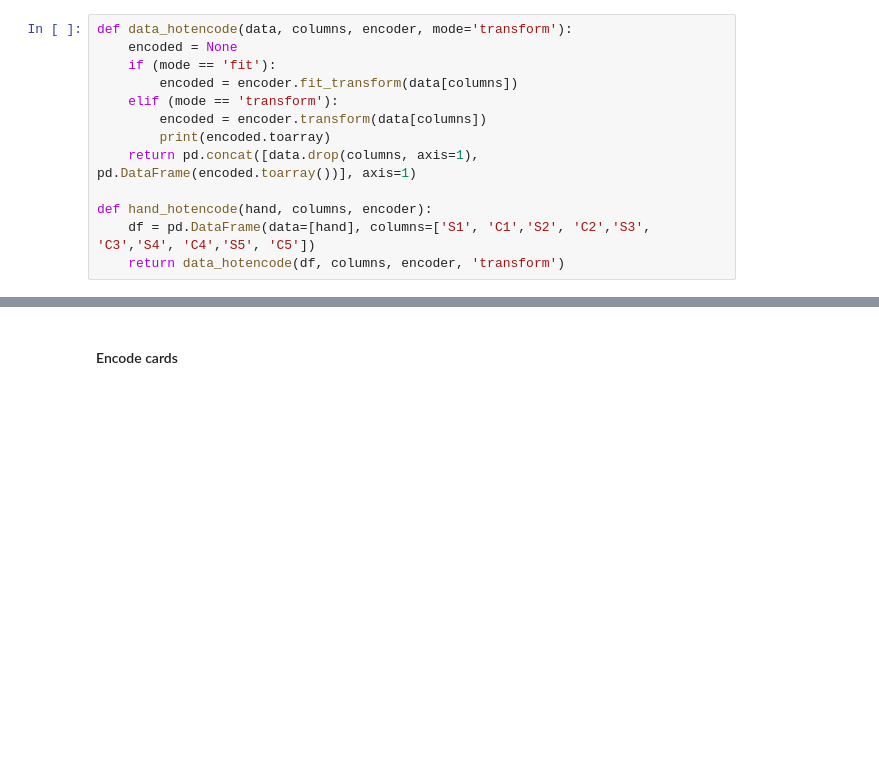
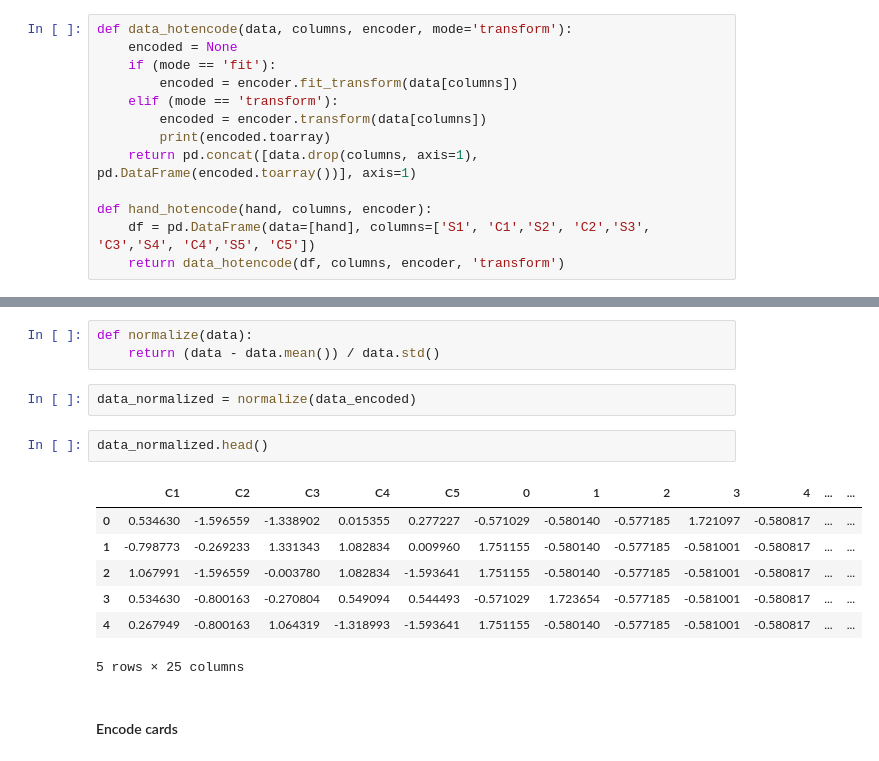
Before and after one commit to iPhaeton/kaggle-poker, a Jupyter notebook: Index_v1.ipynb, the cells around one changed output, grey strips where cells are left out. Drawn from its saved outputs; the diff is of its cells as text; blank space fills up the shorter version.

Commit message:
Define normalize function

```diff
--- a/Index_v1.ipynb
+++ b/Index_v1.ipynb
@@ -103,3 +109,18 @@ hand_hotencode([1,2,1,3,1,4,1,5,1,6], columns_to_hotencode, encoder)
+# %%
+def normalize(data):
+    return (data - data.mean()) / data.std()
+# %%
+data_normalized = normalize(data_encoded)
+# %%
+data_normalized.head()
+# %% [output]
+|  | C1 | C2 | C3 | C4 | C5 | 0 | 1 | 2 | 3 | 4 | ... | ... |
+| 0 | 0.534630 | -1.596559 | -1.338902 | 0.015355 | 0.277227 | -0.571029 | -0.580140 | -0.577185 | 1.721097 | -0.580817 | ... | ... |
+| 1 | -0.798773 | -0.269233 | 1.331343 | 1.082834 | 0.009960 | 1.751155 | -0.580140 | -0.577185 | -0.581001 | -0.580817 | ... | ... |
+| 2 | 1.067991 | -1.596559 | -0.003780 | 1.082834 | -1.593641 | 1.751155 | -0.580140 | -0.577185 | -0.581001 | -0.580817 | ... | ... |
+| 3 | 0.534630 | -0.800163 | -0.270804 | 0.549094 | 0.544493 | -0.571029 | 1.723654 | -0.577185 | -0.581001 | -0.580817 | ... | ... |
+| 4 | 0.267949 | -0.800163 | 1.064319 | -1.318993 | -1.593641 | 1.751155 | -0.580140 | -0.577185 | -0.581001 | -0.580817 | ... | ... |
+5 rows × 25 columns
 # %% [markdown]
 #### Encode cards
 # %%
```
Also changed, not shown: parts of 3 cells of this notebook.
